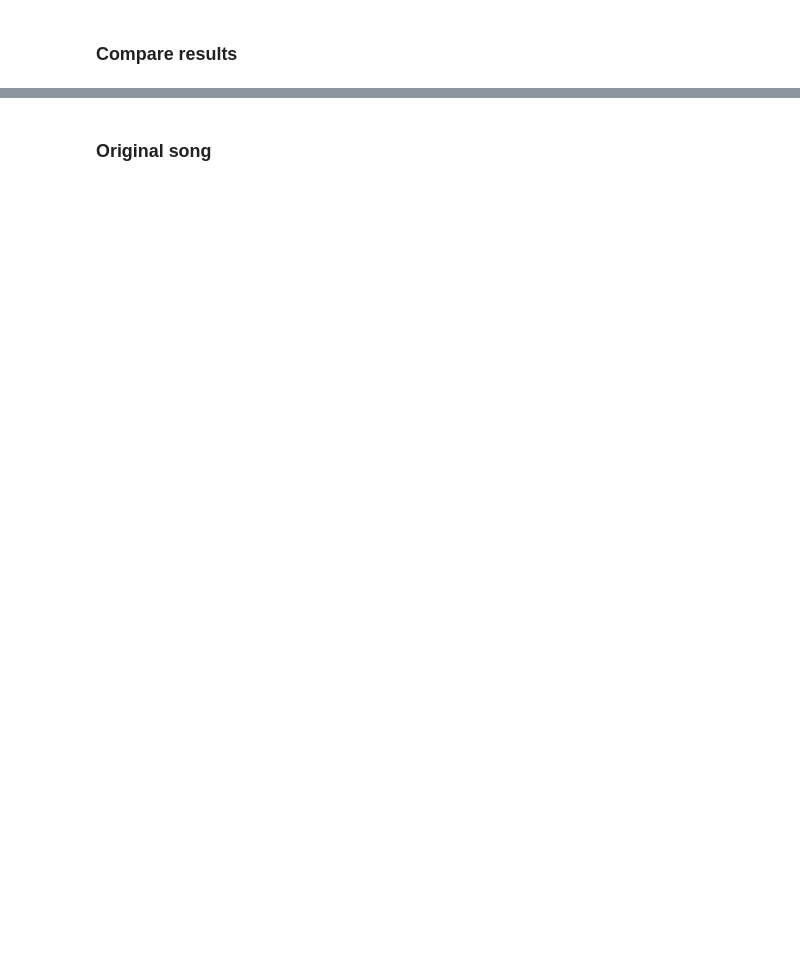
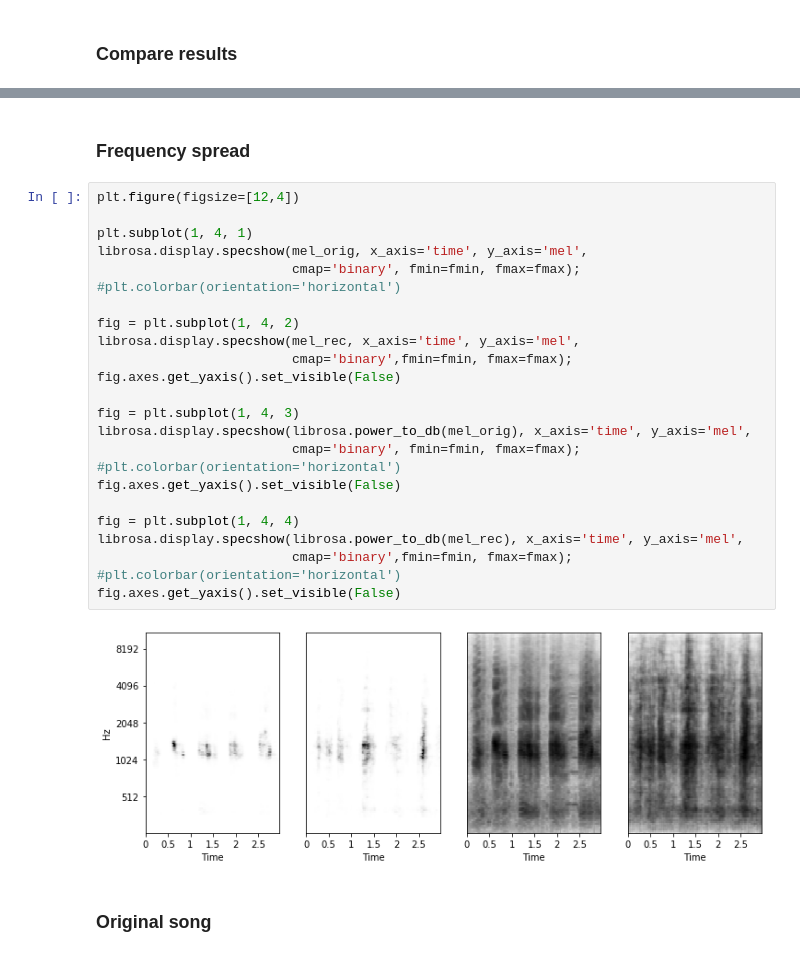
Before and after one commit to juanalonso/latentbirds, a Jupyter notebook: latentbirds.ipynb, the cells around one changed output, grey strips where cells are left out. Cells and saved outputs as stored; diff of their text form; blank space fills up the shorter version.

```diff
--- a/latentbirds.ipynb
+++ b/latentbirds.ipynb
@@ -350,3 +372,31 @@ librosa.display.specshow(librosa.power_to_db(mel_rec), x_axis='time', y_axis='me
+# %% [markdown]
+### Frequency spread
+# %%
+plt.figure(figsize=[12,4])
+
+plt.subplot(1, 4, 1)
+librosa.display.specshow(mel_orig, x_axis='time', y_axis='mel',
+                         cmap='binary', fmin=fmin, fmax=fmax);
+#plt.colorbar(orientation='horizontal')
+
+fig = plt.subplot(1, 4, 2)
+librosa.display.specshow(mel_rec, x_axis='time', y_axis='mel',
+                         cmap='binary',fmin=fmin, fmax=fmax);
+fig.axes.get_yaxis().set_visible(False)
+
+fig = plt.subplot(1, 4, 3)
+librosa.display.specshow(librosa.power_to_db(mel_orig), x_axis='time', y_axis='mel',
+                         cmap='binary', fmin=fmin, fmax=fmax);
+#plt.colorbar(orientation='horizontal')
+fig.axes.get_yaxis().set_visible(False)
+
+fig = plt.subplot(1, 4, 4)
+librosa.display.specshow(librosa.power_to_db(mel_rec), x_axis='time', y_axis='mel',
+                         cmap='binary',fmin=fmin, fmax=fmax);
+#plt.colorbar(orientation='horizontal')
+fig.axes.get_yaxis().set_visible(False)
+# %% [output]
+[figure, added]
 # %% [markdown]
 ### Original song
 # %%
```
Also changed, not shown: parts of 31 cells of this notebook, 1 other file.
